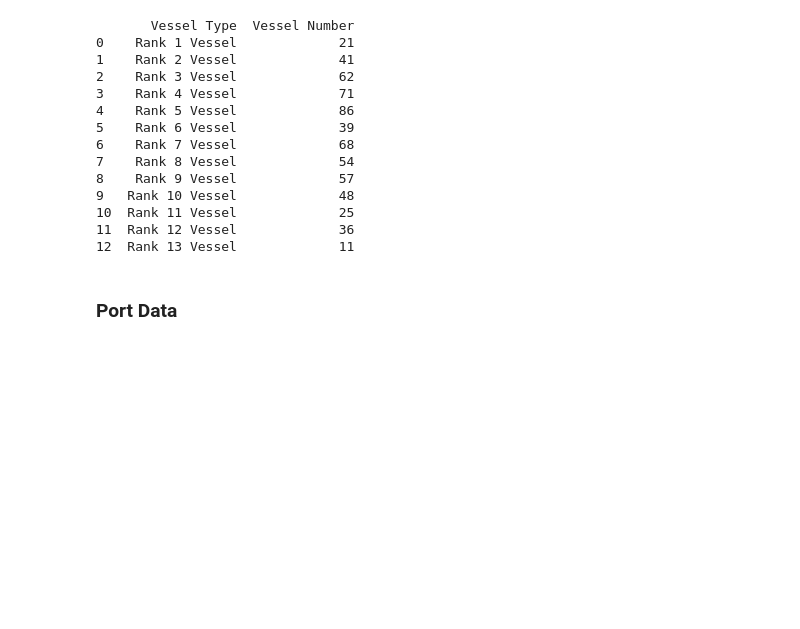
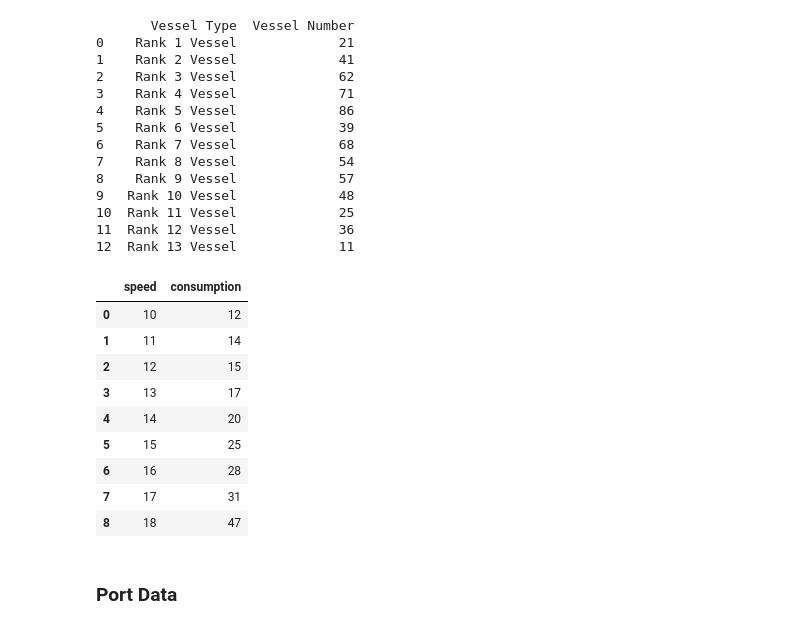
Before and after one commit to anjaliancy/nus-cma-proj-priv, a Jupyter notebook: src/test_data.ipynb, the cells around one changed output. Cells and saved outputs as stored; diff of their text form; code cells hidden in the pictures; blank space fills up the shorter version.

```diff
--- a/src/test_data.ipynb
+++ b/src/test_data.ipynb
@@ -23,6 +23,19 @@ vesselpool
 10  Rank 11 Vessel             25
 11  Rank 12 Vessel             36
 12  Rank 13 Vessel             11
+# %%
+vesselpool.vessels_list[0].bunkering_cost_coefs
+# %% [output]
+|  | speed | consumption |
+| 0 | 10 | 12 |
+| 1 | 11 | 14 |
+| 2 | 12 | 15 |
+| 3 | 13 | 17 |
+| 4 | 14 | 20 |
+| 5 | 15 | 25 |
+| 6 | 16 | 28 |
+| 7 | 17 | 31 |
+| 8 | 18 | 47 |
 # %% [markdown]
 ### Port Data
 # %%
```
Also changed, not shown: 3 other files.
